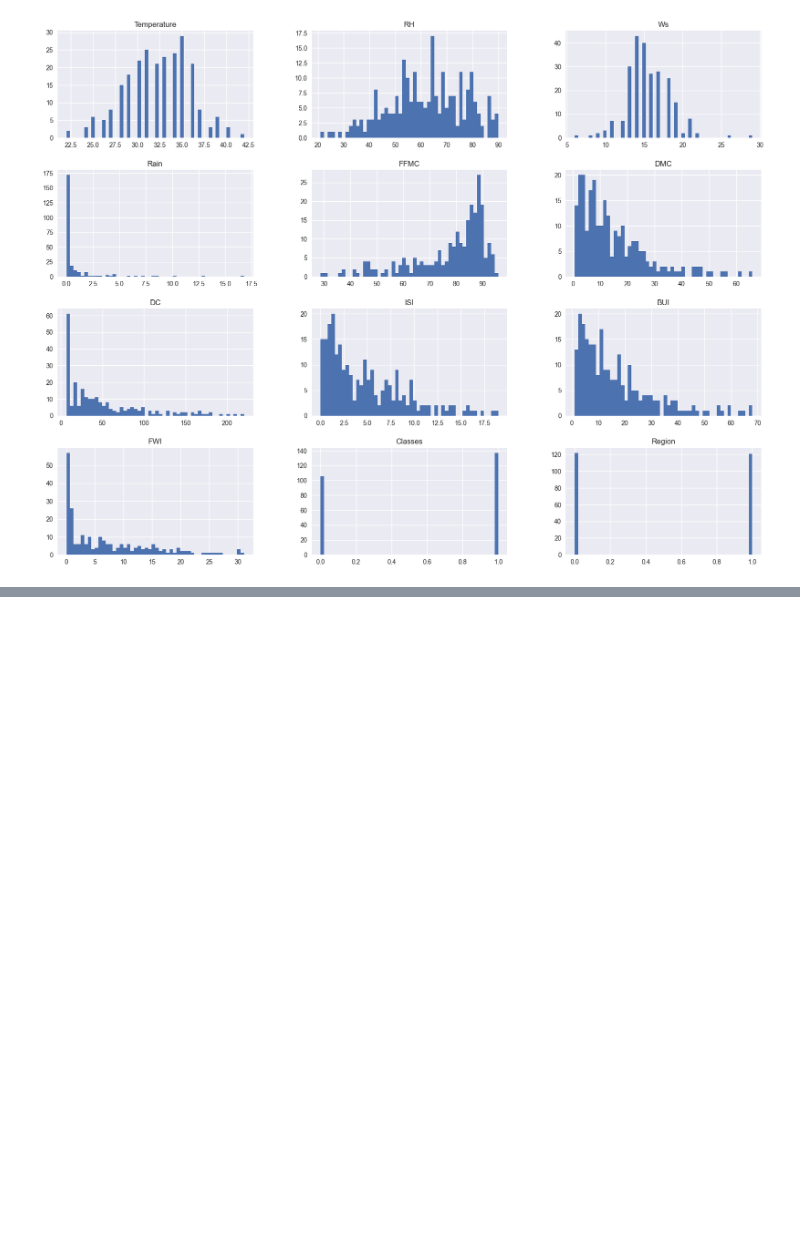
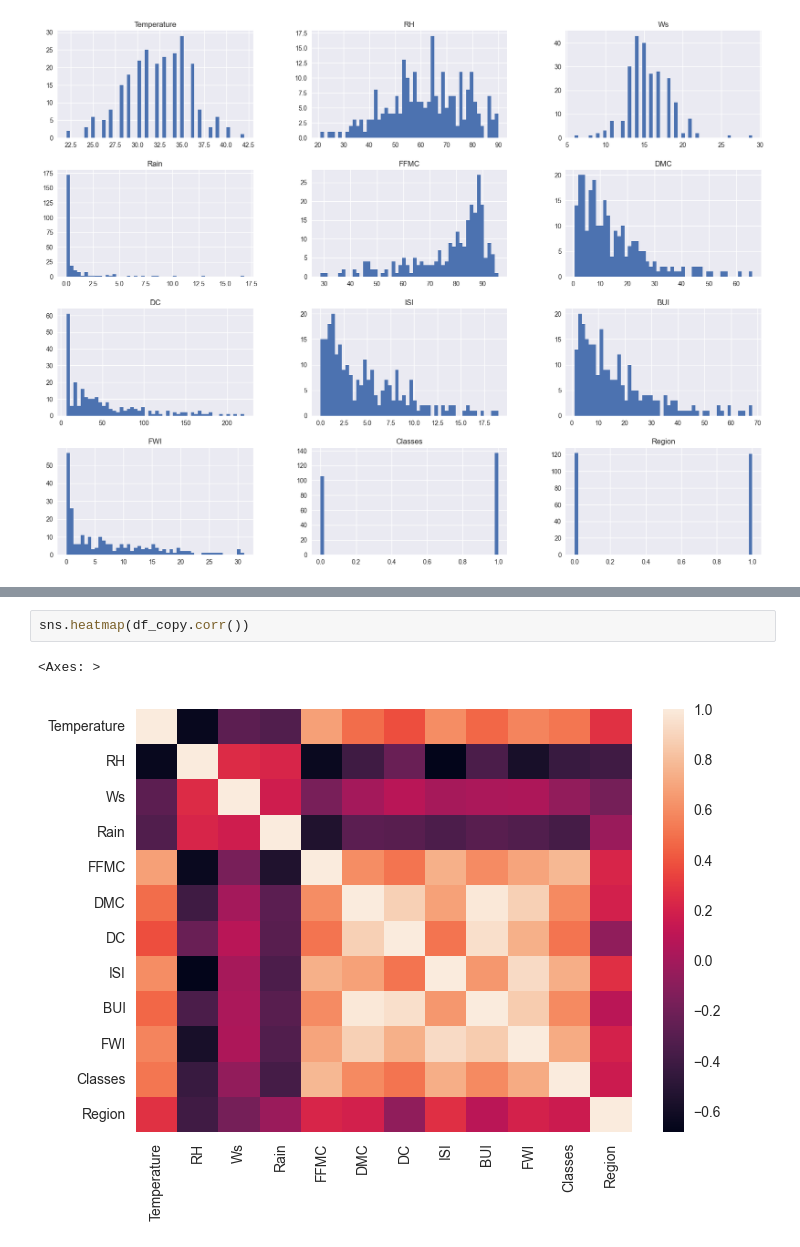
Before and after one commit to SARANGIVenkateshwarlu/Machine-Learning-Projects, a Jupyter notebook: EDA/EDA.ipynb, the cells around one changed output, grey strips where cells are left out. Cells and saved outputs as stored; diff of their text form; blank space fills up the shorter version.

```diff
--- a/EDA/EDA.ipynb
+++ b/EDA/EDA.ipynb
@@ -429,0 +460,5 @@ plt.show()
+# %%
+sns.heatmap(df_copy.corr())
+# %% [output]
+<Axes: >
+[figure, added]
```
Also changed, not shown: parts of 4 cells of this notebook.
